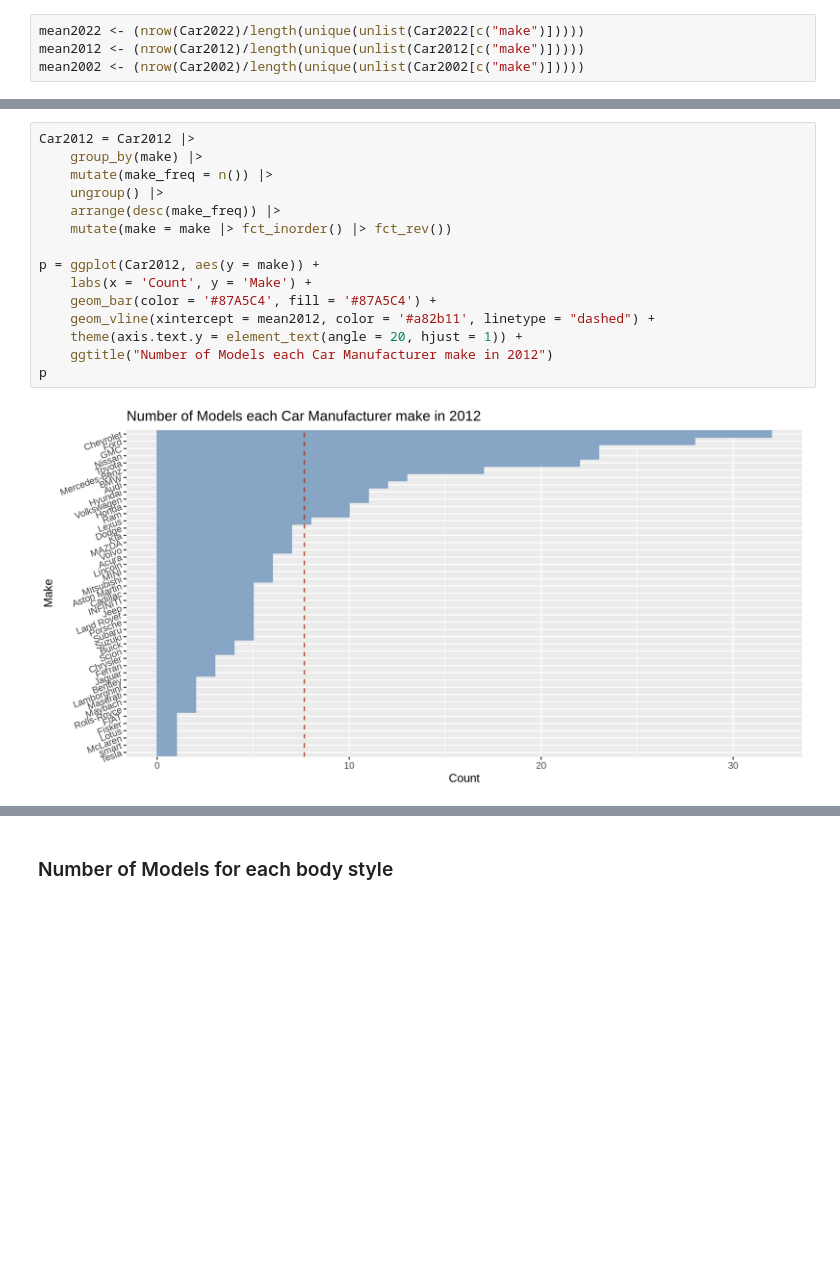
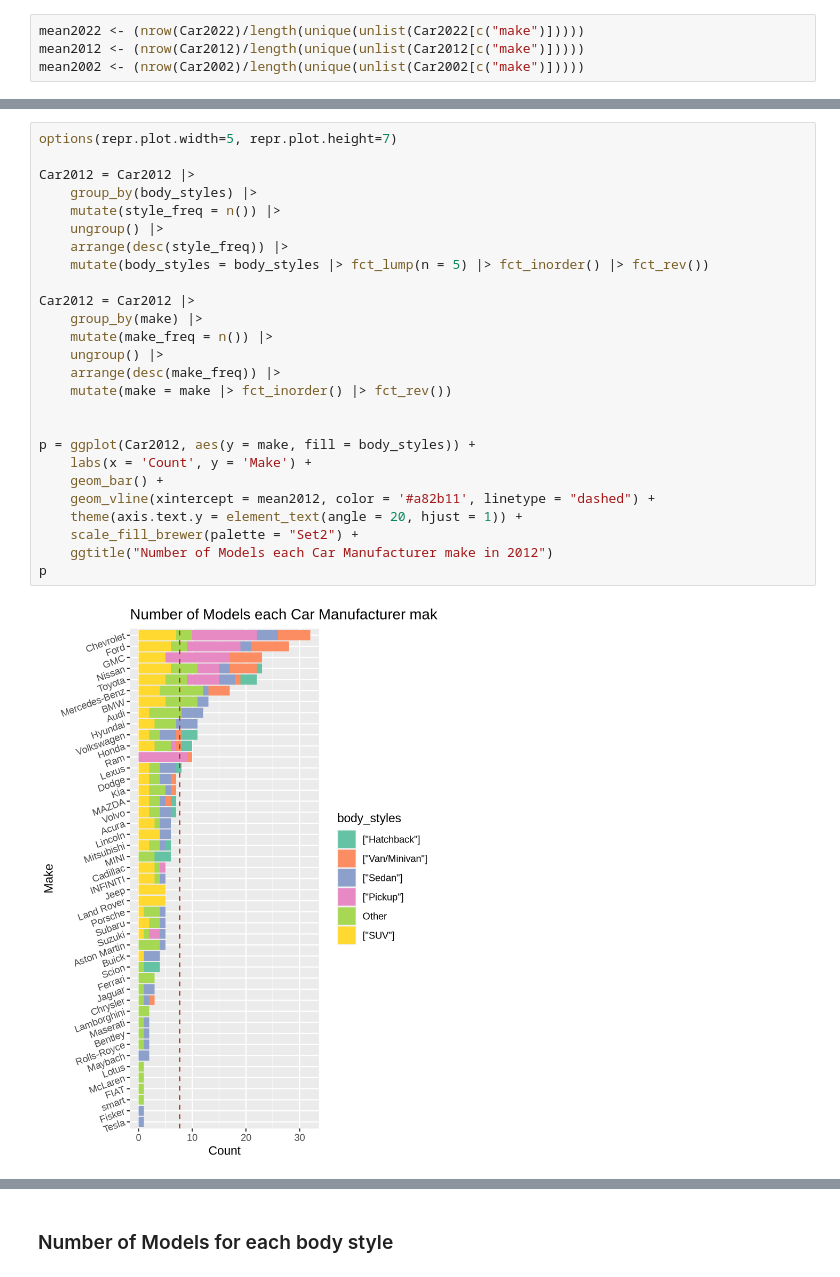
Before and after one commit to yzeffect/BIOS512, a Jupyter notebook: BIOS512 Final project/BIOS512 Final Project.ipynb, the cells around one changed output, grey strips where cells are left out. Cells and saved outputs as stored; diff of their text form; blank space fills up the shorter version.

```diff
--- a/BIOS512 Final project/BIOS512 Final Project.ipynb
+++ b/BIOS512 Final project/BIOS512 Final Project.ipynb
@@ -107,18 +130,29 @@ p
 # %%
+options(repr.plot.width=5, repr.plot.height=7)
+
+Car2012 = Car2012 |>
+    group_by(body_styles) |>
+    mutate(style_freq = n()) |>
+    ungroup() |>
+    arrange(desc(style_freq)) |>
+    mutate(body_styles = body_styles |> fct_lump(n = 5) |> fct_inorder() |> fct_rev())
+
 Car2012 = Car2012 |>
     group_by(make) |>
     mutate(make_freq = n()) |>
     ungroup() |>
     arrange(desc(make_freq)) |>
     mutate(make = make |> fct_inorder() |> fct_rev())
 
-p = ggplot(Car2012, aes(y = make)) +
+
+p = ggplot(Car2012, aes(y = make, fill = body_styles)) +
     labs(x = 'Count', y = 'Make') +
-    geom_bar(color = '#87A5C4', fill = '#87A5C4') +
+    geom_bar() +
     geom_vline(xintercept = mean2012, color = '#a82b11', linetype = "dashed") +
     theme(axis.text.y = element_text(angle = 20, hjust = 1)) +
+    scale_fill_brewer(palette = "Set2") +
     ggtitle("Number of Models each Car Manufacturer make in 2012")
 p
 # %% [output]
-[figure, old version]
+[figure, new version]
 # %%
```
Also changed, not shown: parts of 5 cells of this notebook.
